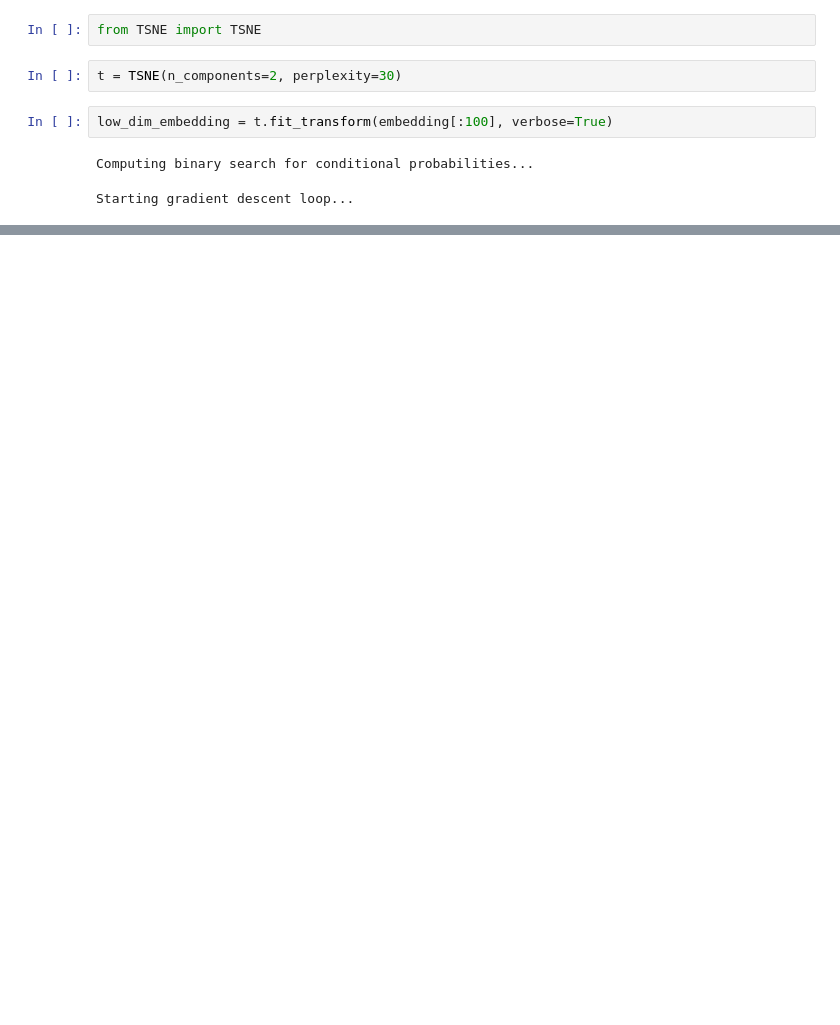
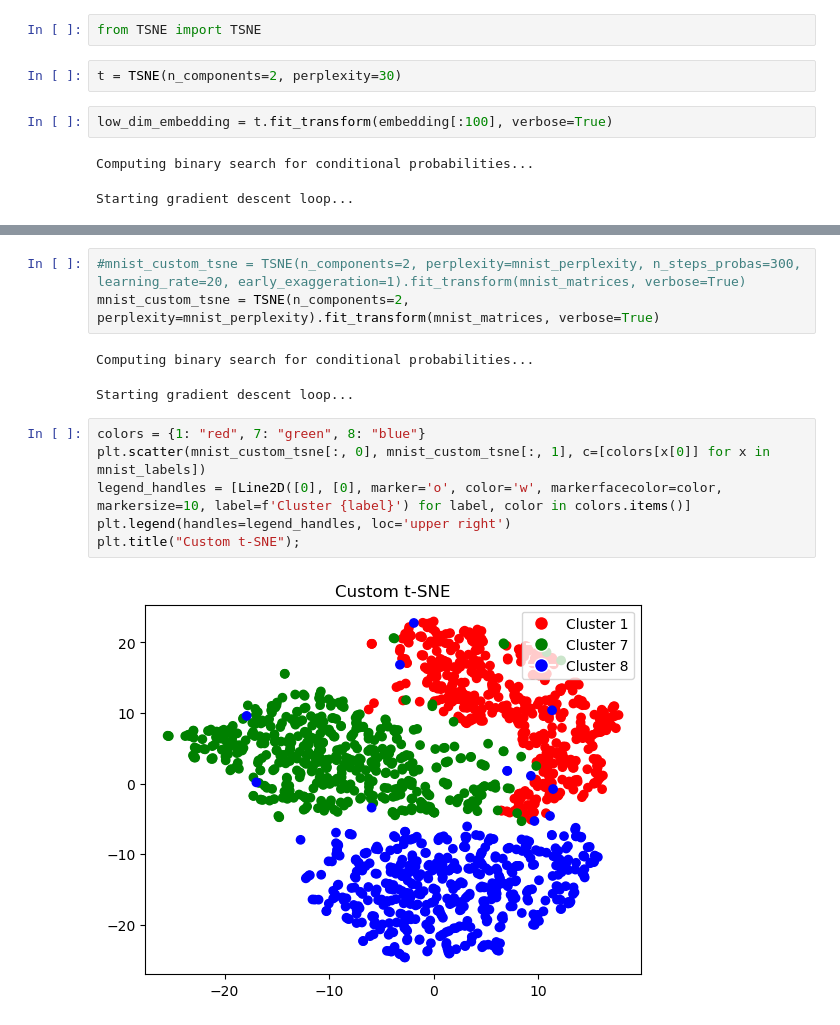
Before and after one commit to AntoineTSP/Advanced_ML, a Jupyter notebook: Embedding_imdb/Visualization.ipynb, the cells around one changed output, grey strips where cells are left out. Cells and saved outputs as stored; diff of their text form; blank space fills up the shorter version.

```diff
--- a/Embedding_imdb/Visualization.ipynb
+++ b/Embedding_imdb/Visualization.ipynb
@@ -69,0 +120,14 @@ plt.show()
+# %%
+#mnist_custom_tsne = TSNE(n_components=2, perplexity=mnist_perplexity, n_steps_probas=300, learning_rate=20, early_exaggeration=1).fit_transform(mnist_matrices, verbose=True)
+mnist_custom_tsne = TSNE(n_components=2, perplexity=mnist_perplexity).fit_transform(mnist_matrices, verbose=True)
+# %% [output]
+Computing binary search for conditional probabilities...
+Starting gradient descent loop...
+# %%
+colors = {1: "red", 7: "green", 8: "blue"}
+plt.scatter(mnist_custom_tsne[:, 0], mnist_custom_tsne[:, 1], c=[colors[x[0]] for x in mnist_labels])
+legend_handles = [Line2D([0], [0], marker='o', color='w', markerfacecolor=color, markersize=10, label=f'Cluster {label}') for label, color in colors.items()]
+plt.legend(handles=legend_handles, loc='upper right')
+plt.title("Custom t-SNE");
+# %% [output]
+[figure, added]
```
Also changed, not shown: parts of 19 cells of this notebook, 2 other files.
